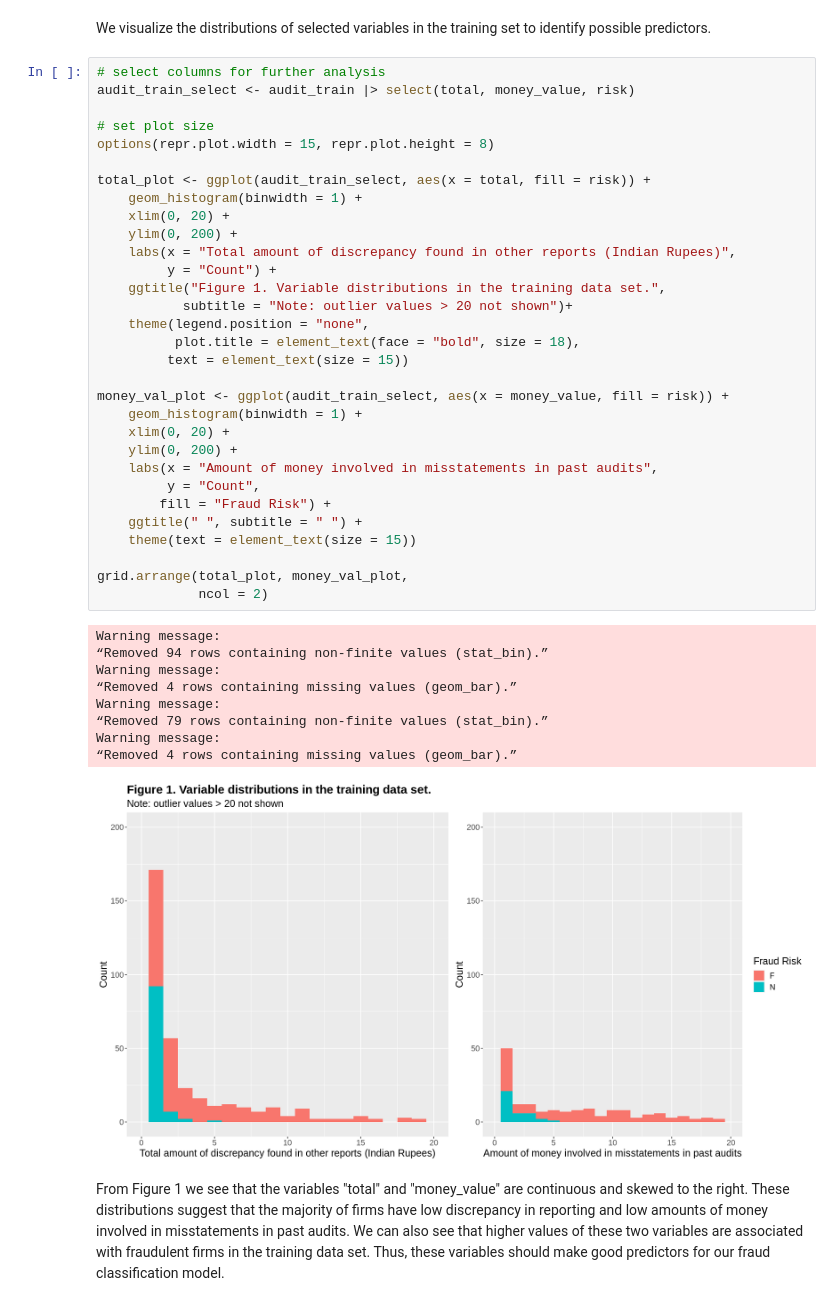
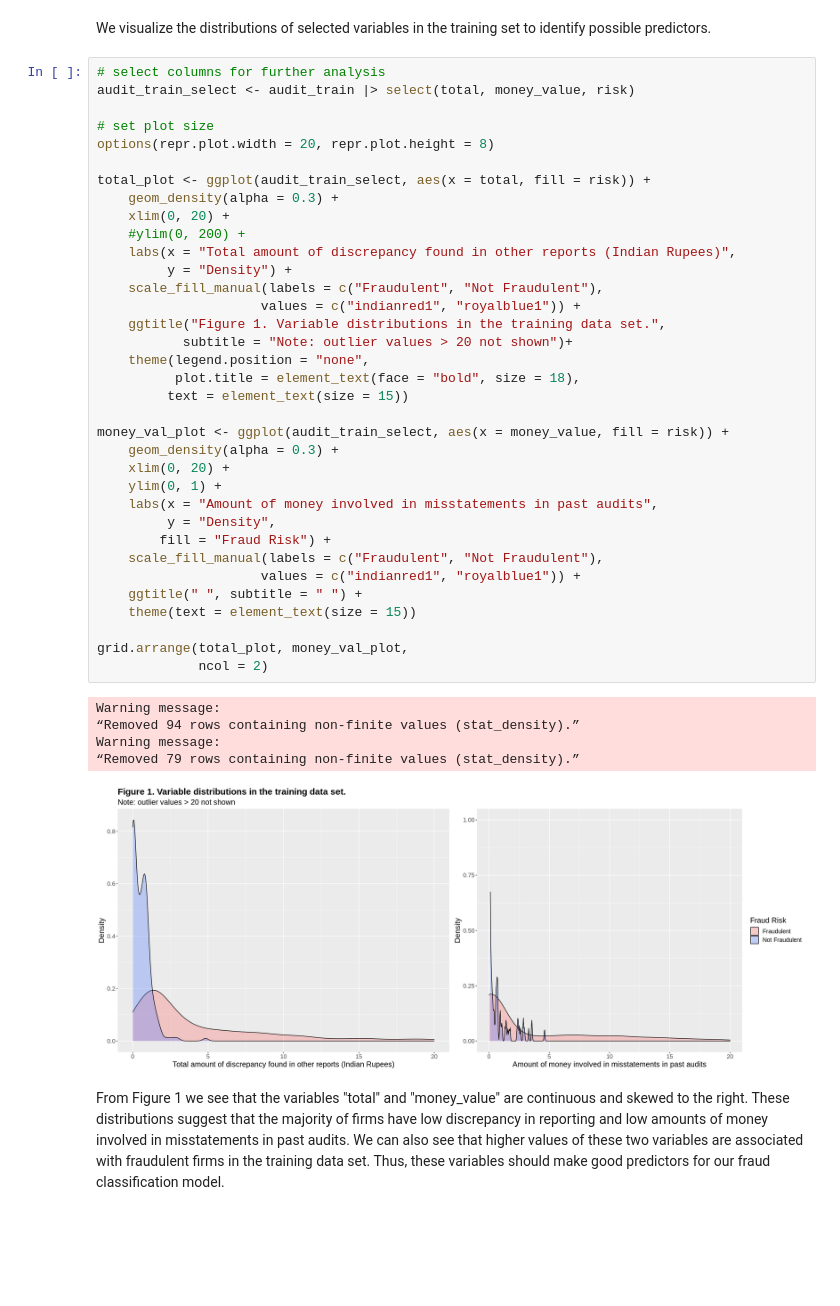
Before and after one commit to hakkd/KNN-Fraud-Detection, a Jupyter notebook: Report_group17.ipynb, the cells around one changed output. Saved outputs shown, nothing was run; the diff lists cells and outputs as text; blank space fills up the shorter version.

Commit message:
changed fig1 to density plot

```diff
--- a/Report_group17.ipynb
+++ b/Report_group17.ipynb
@@ -183,44 +183,44 @@ We visualize the distributions of selected variables in the training set to iden
 # %%
 # select columns for further analysis
 audit_train_select <- audit_train |> select(total, money_value, risk)
 
 # set plot size
-options(repr.plot.width = 15, repr.plot.height = 8)
+options(repr.plot.width = 20, repr.plot.height = 8)
 
 total_plot <- ggplot(audit_train_select, aes(x = total, fill = risk)) +
-    geom_histogram(binwidth = 1) +
+    geom_density(alpha = 0.3) +
     xlim(0, 20) +
-    ylim(0, 200) +
+    #ylim(0, 200) +
     labs(x = "Total amount of discrepancy found in other reports (Indian Rupees)",
-         y = "Count") +
+         y = "Density") +
+    scale_fill_manual(labels = c("Fraudulent", "Not Fraudulent"),
+                     values = c("indianred1", "royalblue1")) +
     ggtitle("Figure 1. Variable distributions in the training data set.",
            subtitle = "Note: outlier values > 20 not shown")+
     theme(legend.position = "none",
           plot.title = element_text(face = "bold", size = 18),
          text = element_text(size = 15))
 
 money_val_plot <- ggplot(audit_train_select, aes(x = money_value, fill = risk)) +
-    geom_histogram(binwidth = 1) +
+    geom_density(alpha = 0.3) +
     xlim(0, 20) +
-    ylim(0, 200) +
+    ylim(0, 1) +
     labs(x = "Amount of money involved in misstatements in past audits",
-         y = "Count",
+         y = "Density",
         fill = "Fraud Risk") +
+    scale_fill_manual(labels = c("Fraudulent", "Not Fraudulent"),
+                     values = c("indianred1", "royalblue1")) +
     ggtitle(" ", subtitle = " ") +
     theme(text = element_text(size = 15))
 
 grid.arrange(total_plot, money_val_plot,
              ncol = 2)
 # %% [output]
 Warning message:
-“Removed 94 rows containing non-finite values (stat_bin).”
+“Removed 94 rows containing non-finite values (stat_density).”
 Warning message:
-“Removed 4 rows containing missing values (geom_bar).”
-Warning message:
-“Removed 79 rows containing non-finite values (stat_bin).”
-Warning message:
-“Removed 4 rows containing missing values (geom_bar).”
+“Removed 79 rows containing non-finite values (stat_density).”
-[figure, old version]
+[figure, new version]
 # %% [markdown]
 From Figure 1 we see that the variables "total" and "money_value" are continuous and skewed to the right. These distributions suggest that the majority of firms have low discrepancy in reporting and low amounts of money involved in misstatements in past audits. We can also see that higher values of these two variables are associated with fraudulent firms in the training data set. Thus, these variables should make good predictors for our fraud classification model.
 # %% [markdown]
```
Also changed, not shown: parts of 1 cell of this notebook.
